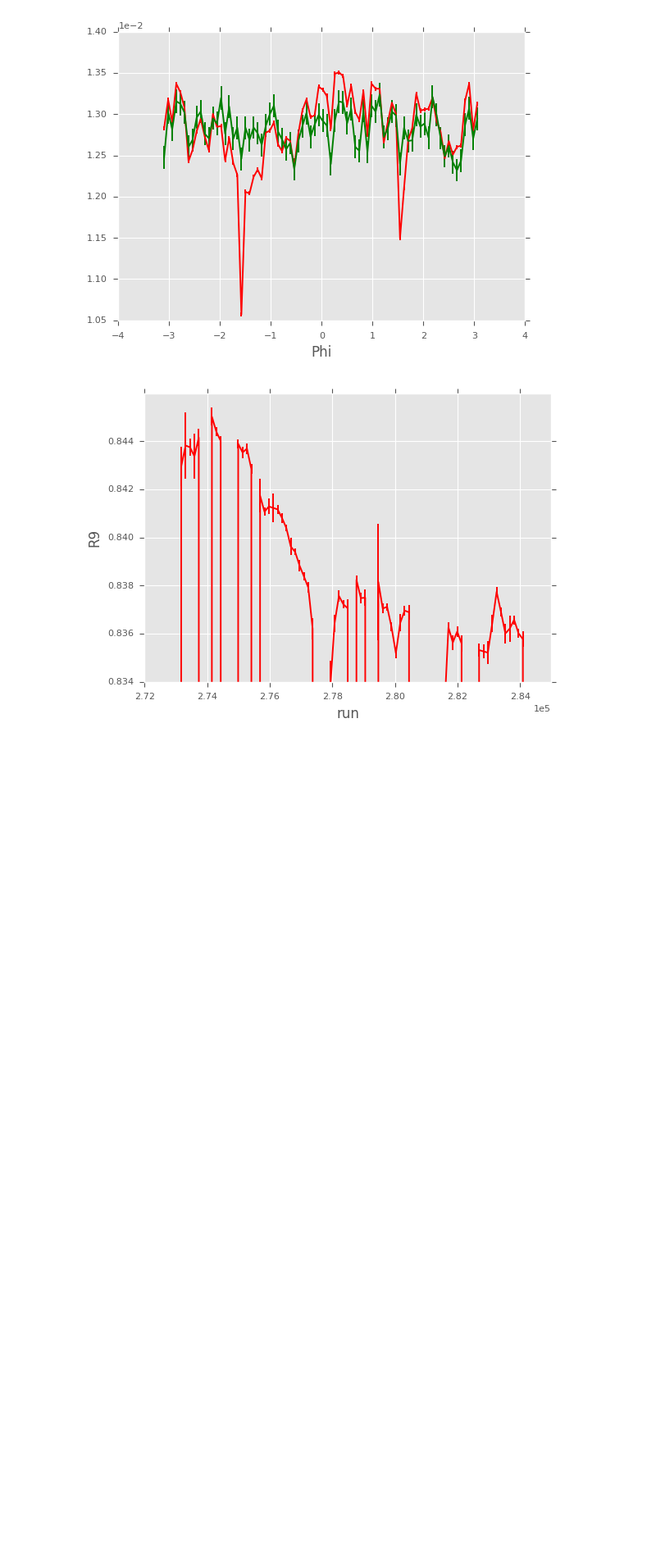
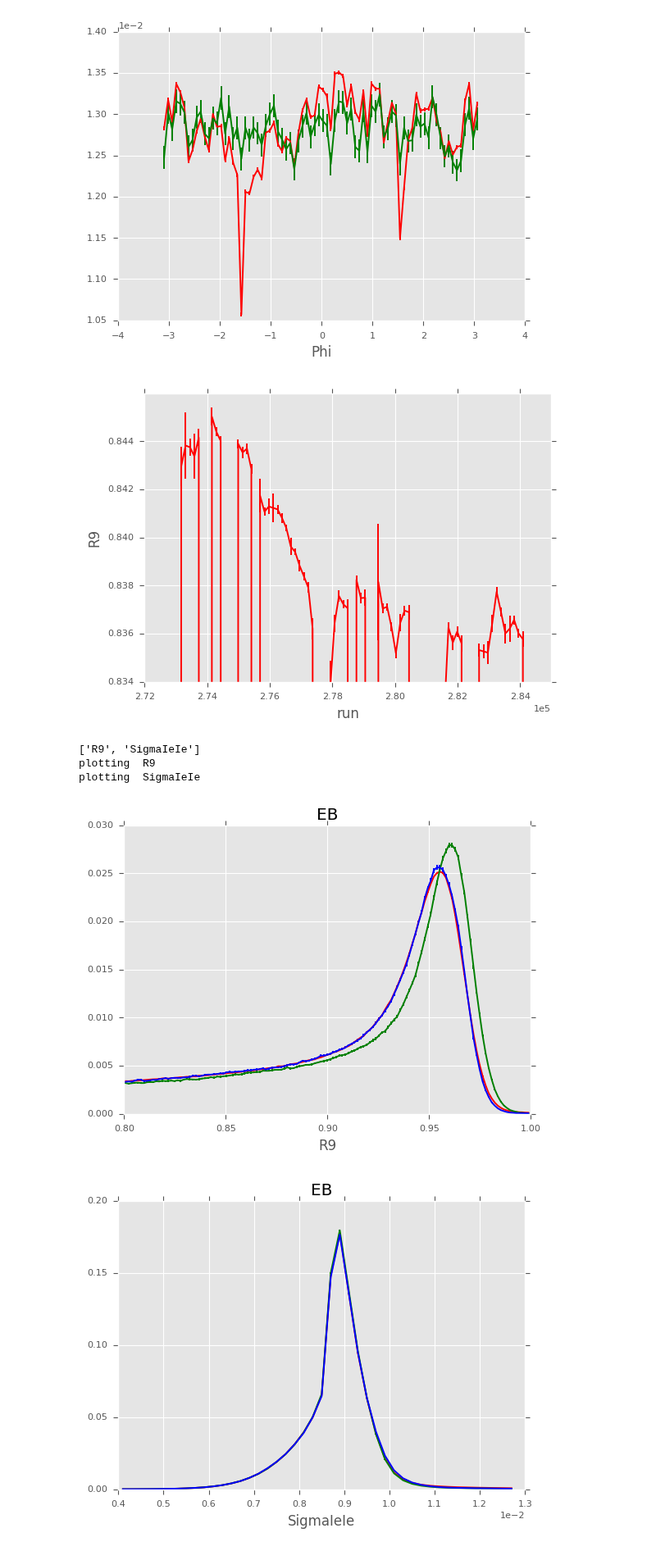
Before and after one commit to threiten/dataMC-1, a Jupyter notebook: MTR/FinalPlots.ipynb, the cells around one changed output. Shown at 82% size. Cells and saved outputs as stored; diff of their text form; code cells hidden in the pictures; blank space fills up the shorter version.

Commit message:
add images

```diff
--- a/MTR/FinalPlots.ipynb
+++ b/MTR/FinalPlots.ipynb
@@ -108,3 +109,45 @@ for yvar in Xlist:
     fig.savefig('FINALPLOTS/R9time.png', dpi=fig.dpi)
 # %% [output]
 [figure]
+# %%
+dfm=dfmcEB
+dfd=dfdataEB
+sec= "EB"
+name0="AllPeriods_Integrated_"+sec
+section= "section1"
+Xlist=["R9","SigmaIeIe"]#","ChIso03","ScEta","Pt","rho","Phi"]
+print Xlist
+for yvar in Xlist:
+    yvarcorr = yvar+"_corr"
+    print "plotting ", yvar
+    if yvar == "R9":
+        if sec=="EB":
+            rv  = np.arange(0.0,1.0,0.0015)
+            rv2 = np.arange(0.8,1.0,0.0015)
+        else:
+            rv  = np.arange(0.0,1.0,0.003)
+            rv2 = np.arange(0.8,1.0,0.002)
+    if yvar == "SigmaIeIe":
+        if sec=="EB":
+            rv2 = np.arange(0.004,0.013,0.0002)
+            #rv2 = np.arange(0.015,0.030,0.0002)
+        else:
+            rv = np.arange(0.014,0.020,0.0002)
+            rv2 = np.arange(0.015,0.030,0.0002)
+    fig = plt.figure(dpi=400)
+    ax = fig.add_subplot(111)
+    ax.set_xlabel(yvar)
+    ax.ticklabel_format(axis='x', style='sci', scilimits=(-2,2))
+    plot.plotHistErr(dfd[yvar], rv2, Color="r", Weight=dfd["weight"])
+    plot.plotHistErr(dfm[yvar], rv2,Weight=dfm["weight"], Color="g")
+    plot.plotHistErr(dfm[yvar+"_corr"], rv2,Weight=dfm["weight"], Color="b")
+    ax.set_title(sec)
+    name= name0+yvar
+    fig.savefig('FINALPLOTS/'+name+'.png', dpi=fig.dpi)
+    plot.exportToPdf(name,section)
+# %% [output]
+['R9', 'SigmaIeIe']
+plotting  R9
+plotting  SigmaIeIe
+[figure, added]
+[figure, added]
```
Also changed, not shown: parts of 2 cells of this notebook, 4 other files.
